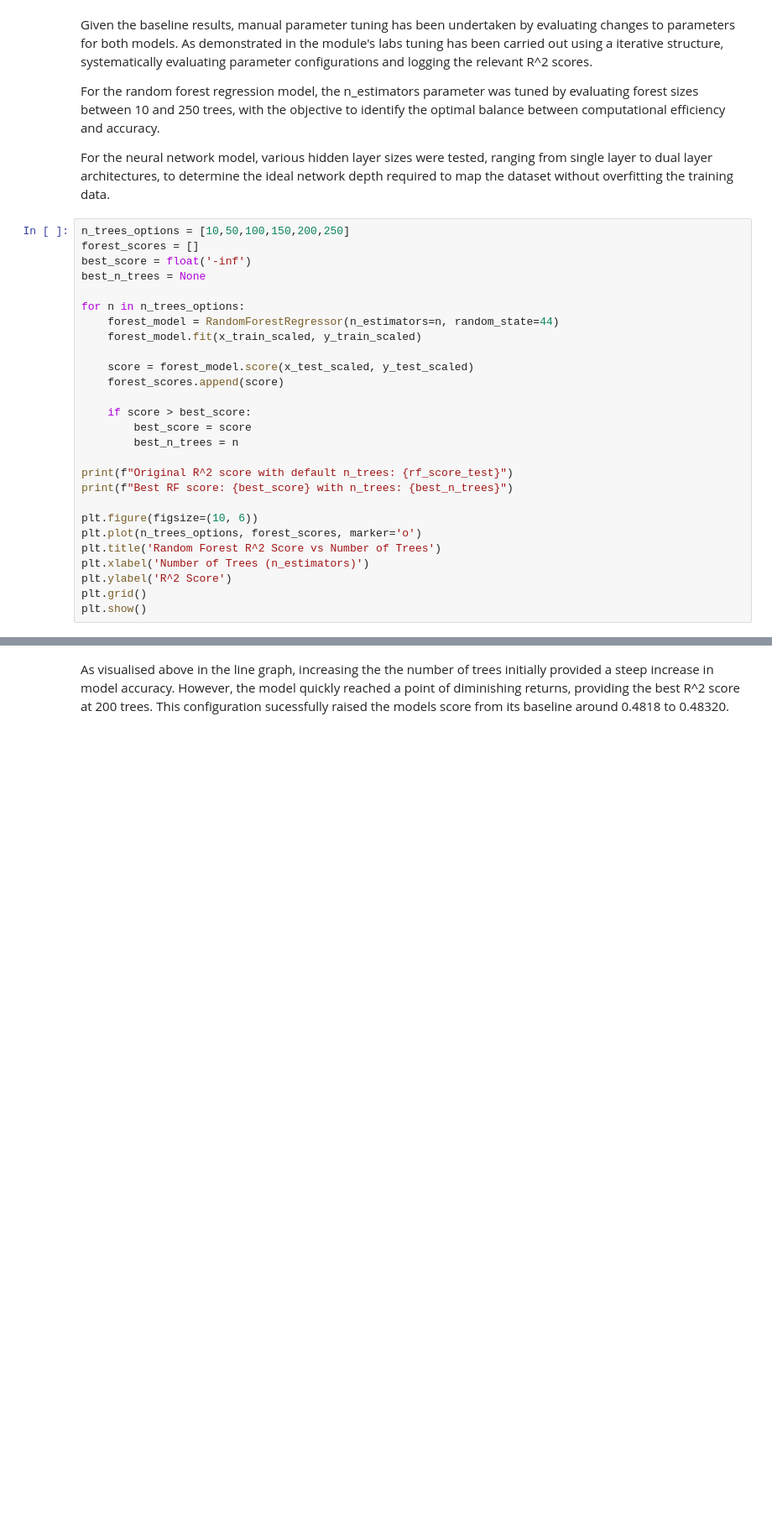
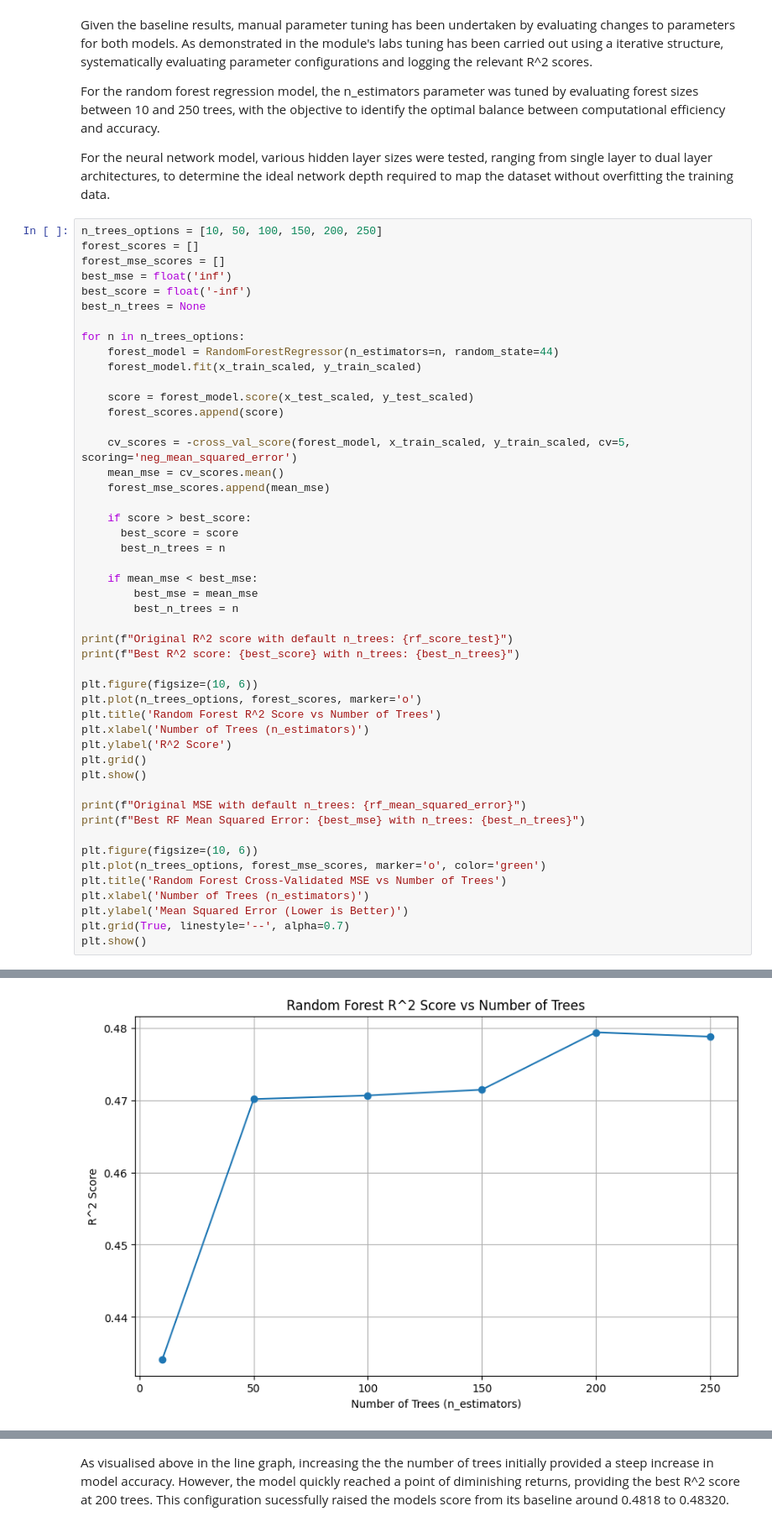
Before and after one commit to BenD2006/comp2002, a Jupyter notebook: COMP2002.ipynb, the cells around one changed output, grey strips where cells are left out. Shown at 84% size. Cells and saved outputs as stored; diff of their text form; blank space fills up the shorter version.

```diff
--- a/COMP2002.ipynb
+++ b/COMP2002.ipynb
@@ -274,8 +275,10 @@ For the random forest regression model, the n_estimators parameter was tuned by
 
 For the neural network model, various hidden layer sizes were tested, ranging from single layer to dual layer architectures, to determine the ideal network depth required to map the dataset without overfitting the training data.
 # %%
-n_trees_options = [10,50,100,150,200,250]
+n_trees_options = [10, 50, 100, 150, 200, 250]
 forest_scores = []
+forest_mse_scores = []
+best_mse = float('inf')
 best_score = float('-inf')
 best_n_trees = None
 
@@ -286,12 +289,20 @@ for n in n_trees_options:
     score = forest_model.score(x_test_scaled, y_test_scaled)
     forest_scores.append(score)
 
+    cv_scores = -cross_val_score(forest_model, x_train_scaled, y_train_scaled, cv=5, scoring='neg_mean_squared_error')
+    mean_mse = cv_scores.mean()
+    forest_mse_scores.append(mean_mse)
+
     if score > best_score:
-        best_score = score
+      best_score = score
+      best_n_trees = n
+
+    if mean_mse < best_mse:
+        best_mse = mean_mse
         best_n_trees = n
 
 print(f"Original R^2 score with default n_trees: {rf_score_test}")
-print(f"Best RF score: {best_score} with n_trees: {best_n_trees}")
+print(f"Best R^2 score: {best_score} with n_trees: {best_n_trees}")
 
 plt.figure(figsize=(10, 6))
 plt.plot(n_trees_options, forest_scores, marker='o')
@@ -300,3 +311,15 @@ plt.xlabel('Number of Trees (n_estimators)')
 plt.ylabel('R^2 Score')
 plt.grid()
 plt.show()
+
+print(f"Original MSE with default n_trees: {rf_mean_squared_error}")
+print(f"Best RF Mean Squared Error: {best_mse} with n_trees: {best_n_trees}")
+
+plt.figure(figsize=(10, 6))
+plt.plot(n_trees_options, forest_mse_scores, marker='o', color='green')
+plt.title('Random Forest Cross-Validated MSE vs Number of Trees')
+plt.xlabel('Number of Trees (n_estimators)')
+plt.ylabel('Mean Squared Error (Lower is Better)')
+plt.grid(True, linestyle='--', alpha=0.7)
+plt.show()
+# %% [output]
@@ -302,0 +328 @@ plt.show()
+[figure, added]
```
Also changed, not shown: parts of 12 cells of this notebook.
